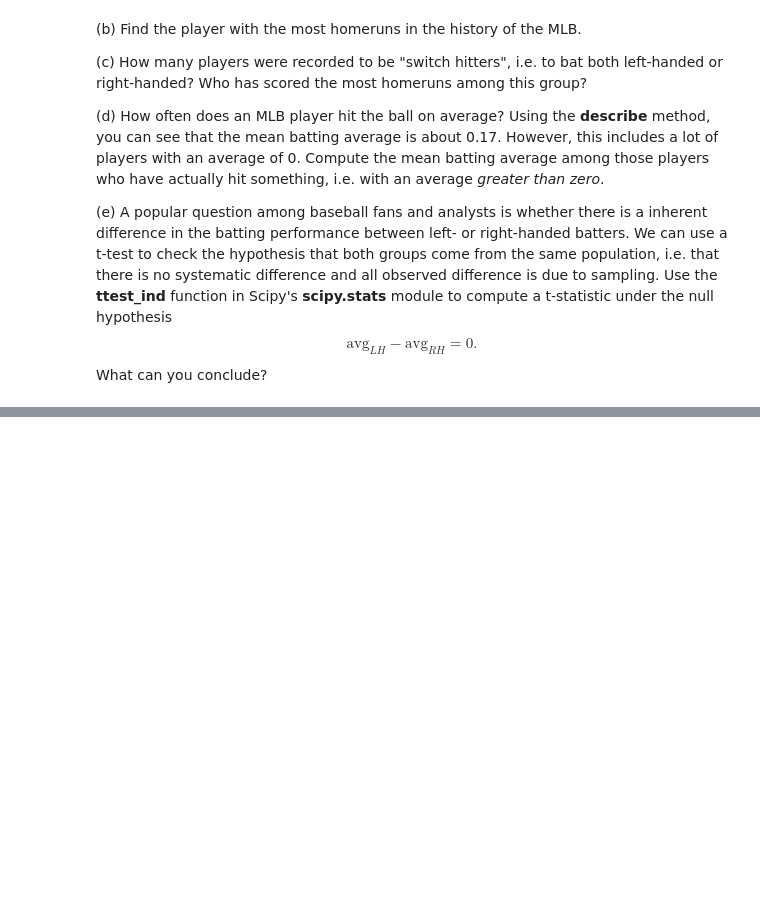
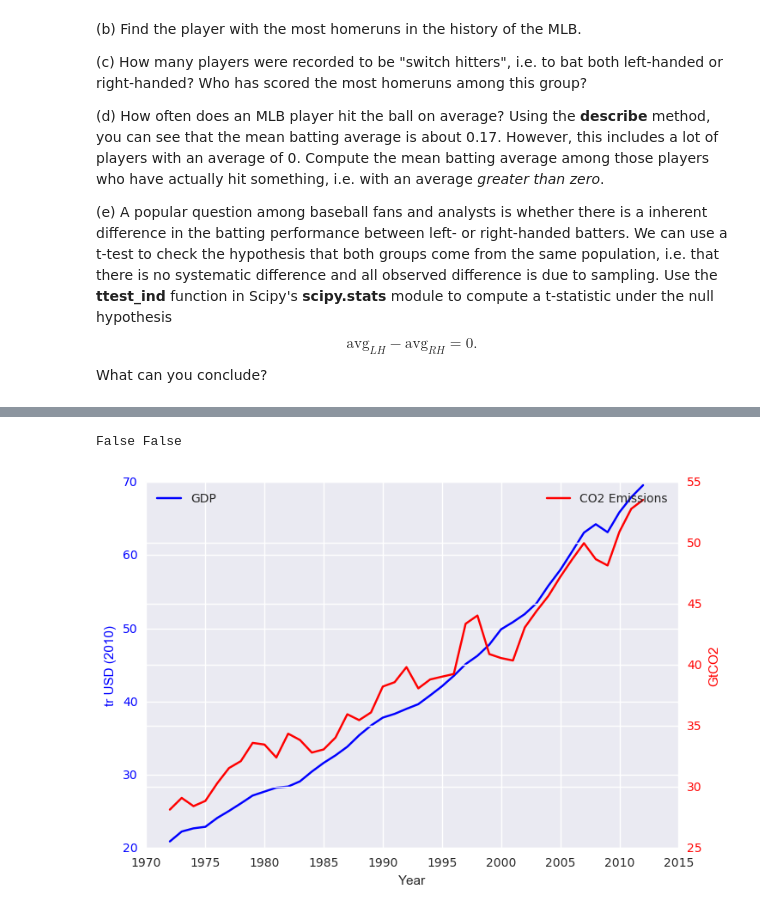
Before and after one commit to Moony2D/Python-Intro-ifo, a Jupyter notebook: PS_Pandas.ipynb, the cells around one changed output, grey strips where cells are left out. Saved outputs shown, nothing was run; the diff lists cells and outputs as text; code cells hidden in the pictures; blank space fills up the shorter version.

```diff
--- a/PS_Pandas.ipynb
+++ b/PS_Pandas.ipynb
@@ -394,0 +254,20 @@ dfu
+# %%
+# (a)
+
+# wbdata.search_indicators("GDP")
+# Hint: we use NY.GDP.MKTP.KD
+#EN.ATM.GHGT.KT.CE   	Total greenhouse gas emissions (kt of CO2 equivalent)
+indicators={'NY.GDP.MKTP.KD':'gdp','NE.GDI.TOTL.KD':'gcf','EN.ATM.GHGT.KT.CE':'co2','SP.POP.TOTL':'pop'}
+D = wbdata.get_dataframe(indicators, convert_date=False)
+D=D.unstack(level=0)
+# %%
+start_year, end_year = '1972', '2012'
+Y = D['gdp'].loc[start_year:end_year] * 1e-12
+I = D['gcf'].loc[start_year:end_year] * 1e-12
+E = D['co2'].loc[start_year:end_year] * 1e-6  ## convert emissions to Gt
+H = D['pop'].loc[start_year:end_year] * 1e-9  ## convert population to billion
+
+del Y.index.name
+del I.index.name
+del E.index.name
+del H.index.name
@@ -394,0 +299,25 @@ dfu
+# %%
+## check for NaNs
+print(Y.notnull().all().all(), I.notnull().all().all())
+# %% [output]
+False False
+# %%
+# (c)
+# Visualize data
+fig, ax1 = plt.subplots()
+ax1.plot(Y['World'], color = 'b', label = "GDP")
+ax2 = ax1.twinx()
+ax2.plot(E['World'], color = 'r', label = 'CO2 Emissions')
+
+ax1.set_xlabel('Year')
+# Make the y-axis label, ticks and tick labels match the line color.
+ax1.set_ylabel('tr USD (2010)', color='b')
+ax1.tick_params('y', colors='b')
+
+ax2.set_ylabel('GtCO2', color='r')
+ax2.tick_params('y', colors='r')
+ax1.legend(loc = 'upper left')
+ax2.legend()
+plt.show()
+# %% [output]
+[figure, added]
```
Also changed, not shown: parts of 30 cells of this notebook.
